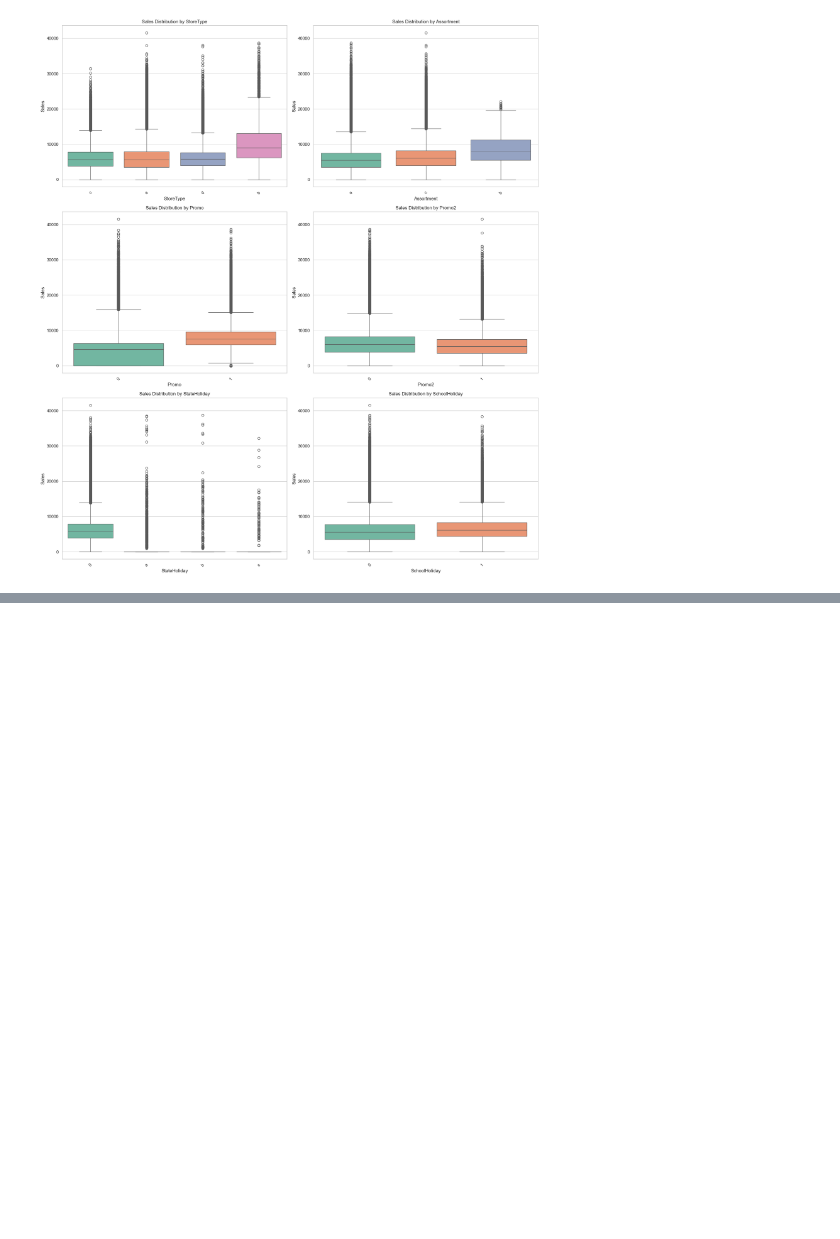
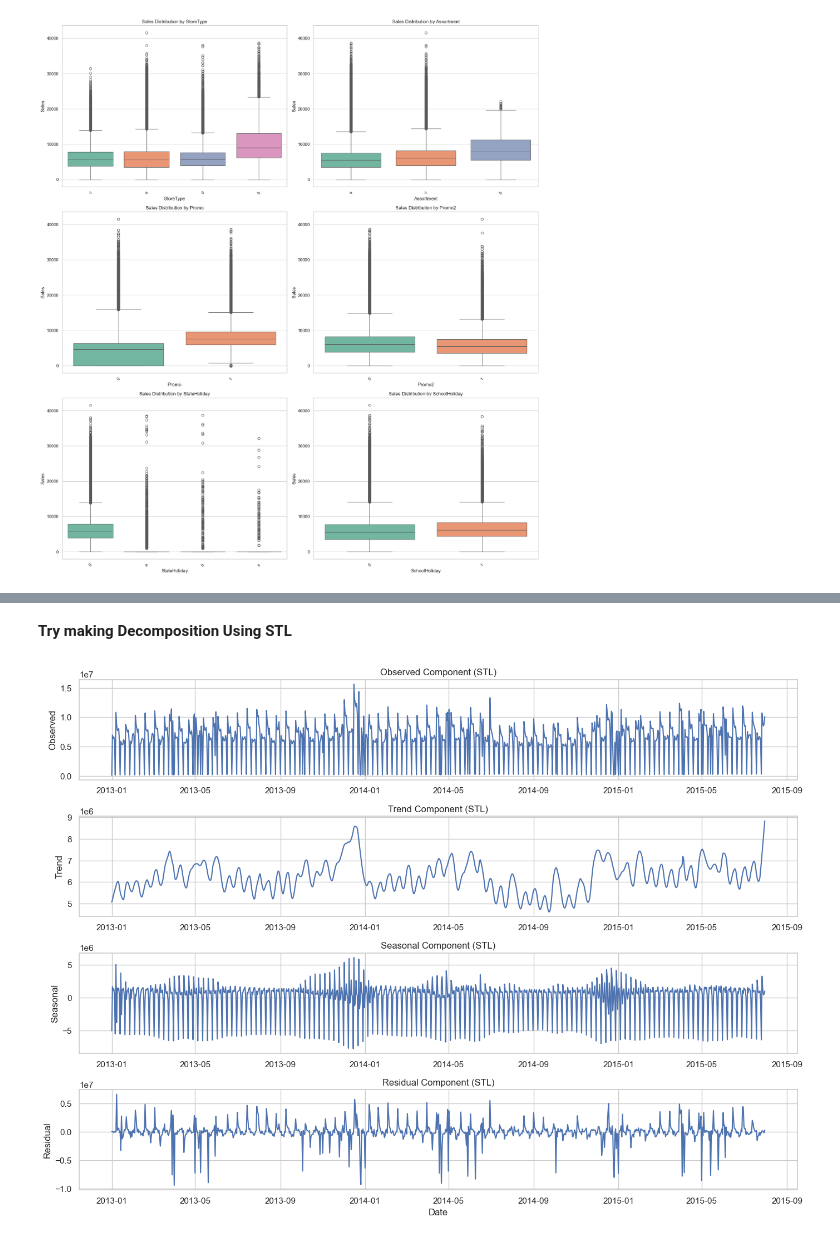
Before and after one commit to ali2yman/Rossman-Store---Time-Series-Analysis-Project, a Jupyter notebook: code.ipynb, the cells around one changed output, grey strips where cells are left out. Drawn from its saved outputs; the diff is of its cells as text; code cells hidden in the pictures; blank space fills up the shorter version.

```diff
--- a/code.ipynb
+++ b/code.ipynb
@@ -336,0 +418,29 @@ plt.show()
+# %% [markdown]
+<B>Try making Decomposition Using STL </B>
+# %%
+# Assuming daily_sales is a pandas Series indexed by date
+stl = STL(daily_sales, period=7, robust=True)
+result = stl.fit()
+
+# Create a DataFrame with STL components
+stl_df = pd.DataFrame({
+    'Observed': result.observed,
+    'Trend': result.trend,
+    'Seasonal': result.seasonal,
+    'Residual': result.resid
+})
+
+plt.figure(figsize=(14, 10))
+components = ['Observed', 'Trend', 'Seasonal', 'Residual']
+
+for i, comp in enumerate(components, 1):
+    plt.subplot(4, 1, i)
+    sns.lineplot(data=stl_df, x=stl_df.index, y=comp)
+    plt.title(f'{comp} Component (STL)')
+    plt.xlabel('')
+    plt.tight_layout()
+
+plt.xlabel('Date')
+plt.show()
+# %% [output]
+[figure, added]
```
Also changed, not shown: parts of 15 cells of this notebook.
